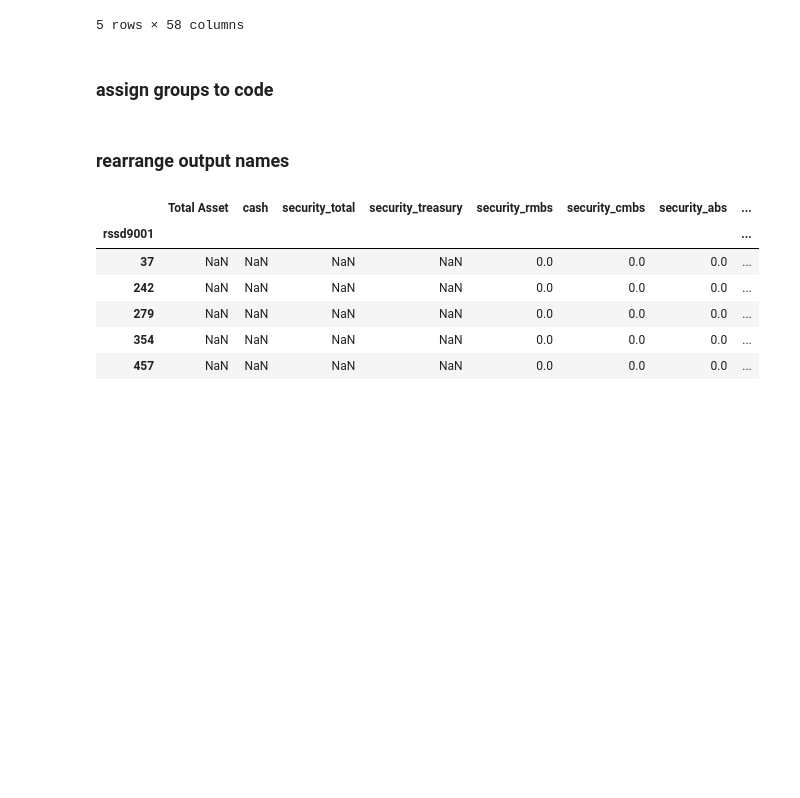
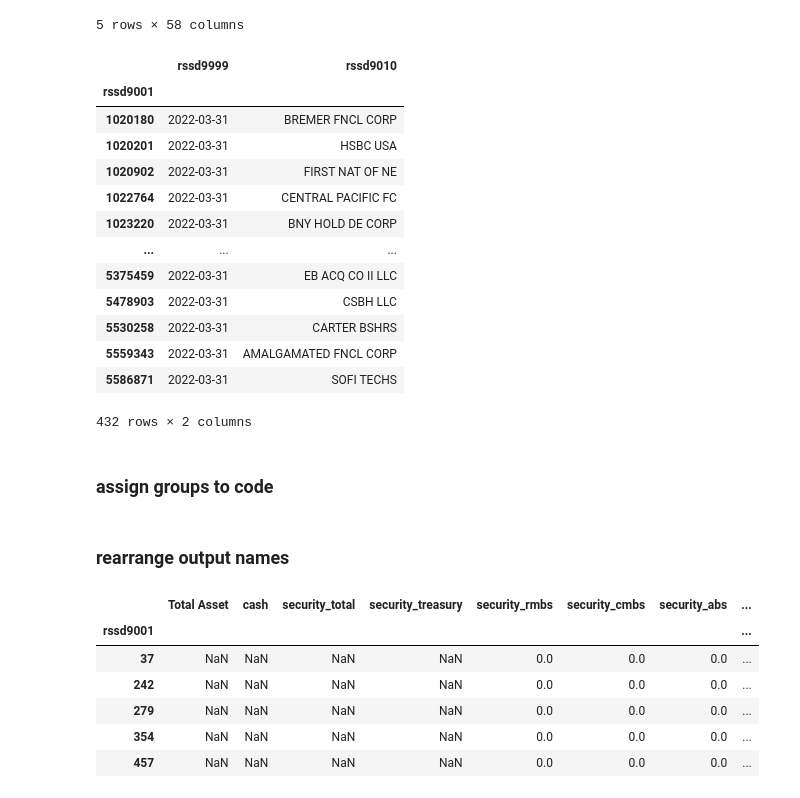
Before and after one commit to Nikkozhang/FINM32900-Final-Project, a Jupyter notebook: src/01_bank_asset_notebook.ipynb, the cells around one changed output. Cells and saved outputs as stored; diff of their text form; code cells hidden in the pictures; blank space fills up the shorter version.

```diff
--- a/src/01_bank_asset_notebook.ipynb
+++ b/src/01_bank_asset_notebook.ipynb
@@ -152,6 +152,19 @@ rcon_2_query = f"""
     WHERE
         rcon_2.rssd9999  = '{END_DATE}'
     """
+# %%
+holding_other_query = f"""
+    SELECT
+        other_1.rssd9001, other_1.rssd9999, other_1.rssd9010
+
+
+    FROM
+        bank_all.wrds_holding_other_1 AS other_1
+
+
+    WHERE
+        other_1.rssd9999  = '{END_DATE}'
+    """
 # %%
 rcfd_1_query = f"""
     SELECT
@@ -246,6 +259,26 @@ rcfd_df.head()
 | 354 | 2022-03-31 | NaN | NaN | NaN | NaN | NaN | NaN | NaN | NaN | NaN | ... |
 | 457 | 2022-03-31 | NaN | NaN | NaN | NaN | NaN | NaN | NaN | NaN | NaN | ... |
 5 rows × 58 columns
+# %%
+other_df = db.raw_sql(holding_other_query)
+other_df['rssd9001'] = other_df['rssd9001'].astype('int64')
+other_df = other_df.sort_values(by = 'rssd9001').set_index('rssd9001')
+other_df
+# %% [output]
+|  | rssd9999 | rssd9010 |
+| rssd9001 |  |  |
+| 1020180 | 2022-03-31 | BREMER FNCL CORP |
+| 1020201 | 2022-03-31 | HSBC USA |
+| 1020902 | 2022-03-31 | FIRST NAT OF NE |
+| 1022764 | 2022-03-31 | CENTRAL PACIFIC FC |
+| 1023220 | 2022-03-31 | BNY HOLD DE CORP |
+| ... | ... | ... |
+| 5375459 | 2022-03-31 | EB ACQ CO II LLC |
+| 5478903 | 2022-03-31 | CSBH LLC |
+| 5530258 | 2022-03-31 | CARTER BSHRS |
+| 5559343 | 2022-03-31 | AMALGAMATED FNCL CORP |
+| 5586871 | 2022-03-31 | SOFI TECHS |
+432 rows × 2 columns
 # %%
 rcfn_df = db.raw_sql(rcfn_query)
 # %% [markdown]
```
Also changed, not shown: parts of 8 cells of this notebook.
